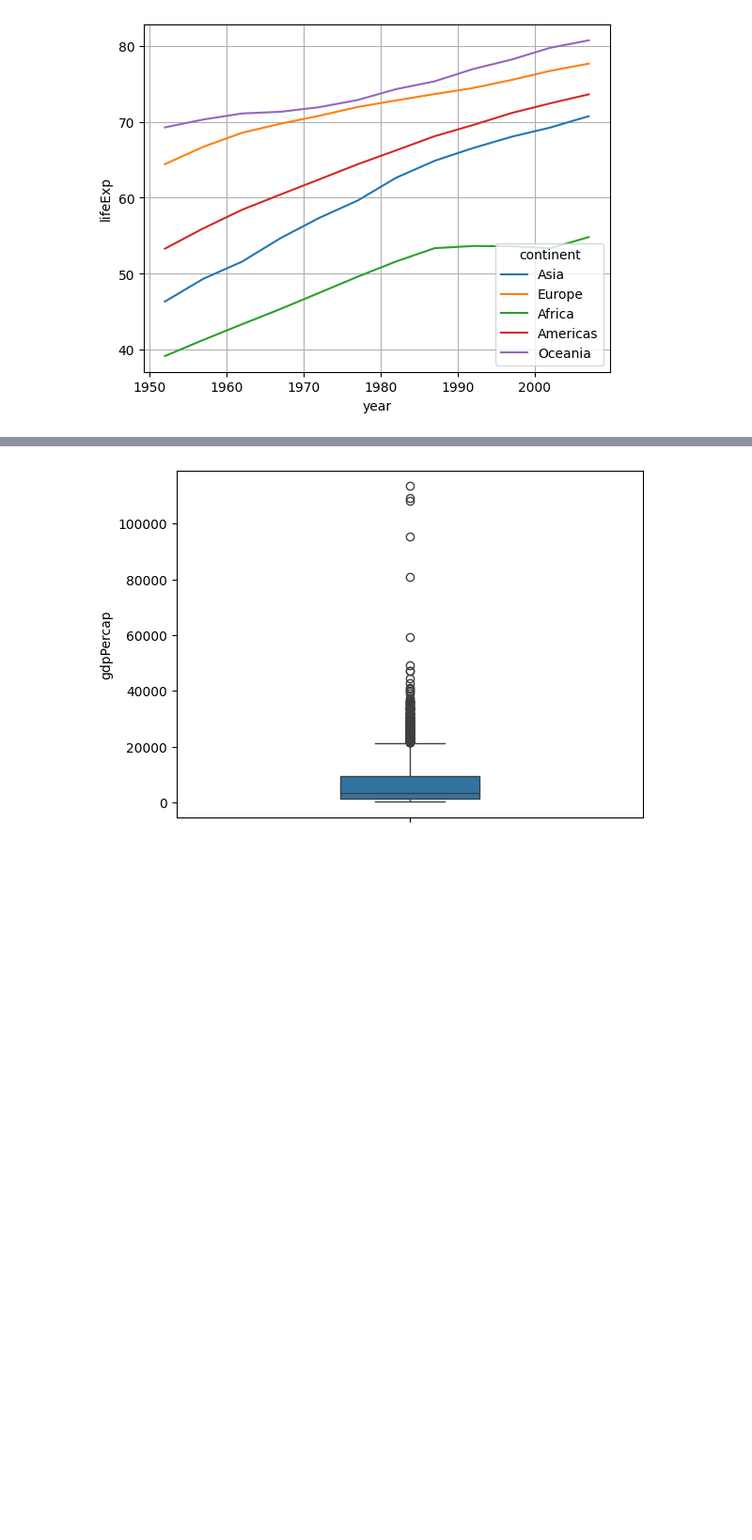
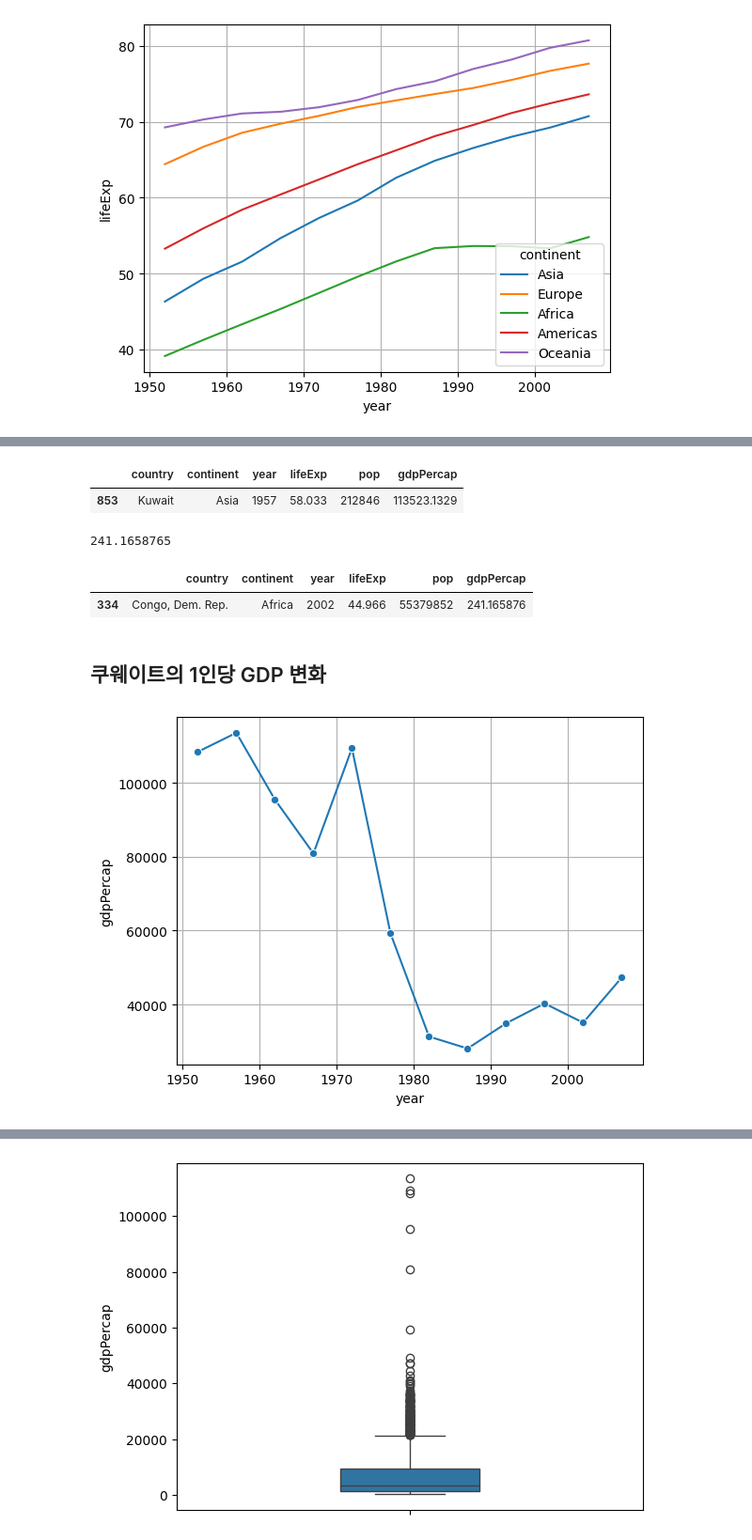
Before and after one commit to YounJJ/202511_BD53, a Jupyter notebook: lab_python/da08_gapminder.ipynb, the cells around one changed output, grey strips where cells are left out. Shown at 94% size. Cells and saved outputs as stored; diff of their text form; code cells hidden in the pictures; blank space fills up the shorter version.

```diff
--- a/lab_python/da08_gapminder.ipynb
+++ b/lab_python/da08_gapminder.ipynb
@@ -158,0 +192,25 @@ plt.show()
+# %%
+gapminder[gapminder.gdpPercap ==  gapminder.gdpPercap.max()]  # 1인당 GDP가 최대인 행
+# %% [output]
+|  | country | continent | year | lifeExp | pop | gdpPercap |
+| 853 | Kuwait | Asia | 1957 | 58.033 | 212846 | 113523.1329 |
+# %%
+gapminder.gdpPercap.min()  # 1인당 GDP 최솟값
+# %% [output]
+241.1658765
+# %%
+gapminder[gapminder.gdpPercap == gapminder.gdpPercap.min()]  # 1인당 GDP가 최소인 행
+# %% [output]
+|  | country | continent | year | lifeExp | pop | gdpPercap |
+| 334 | Congo, Dem. Rep. | Africa | 2002 | 44.966 | 55379852 | 241.165876 |
+# %% [markdown]
+## 쿠웨이트의 1인당 GDP 변화
+# %%
+kuwait_df = gapminder[gapminder.country == "Kuwait"]
+# %%
+sns.lineplot(data=kuwait_df, x="year", y="gdpPercap", marker="o")
+
+plt.grid()
+plt.show()
+# %% [output]
+[figure, added]
```
Also changed, not shown: parts of 37 cells of this notebook, 1 other file.
